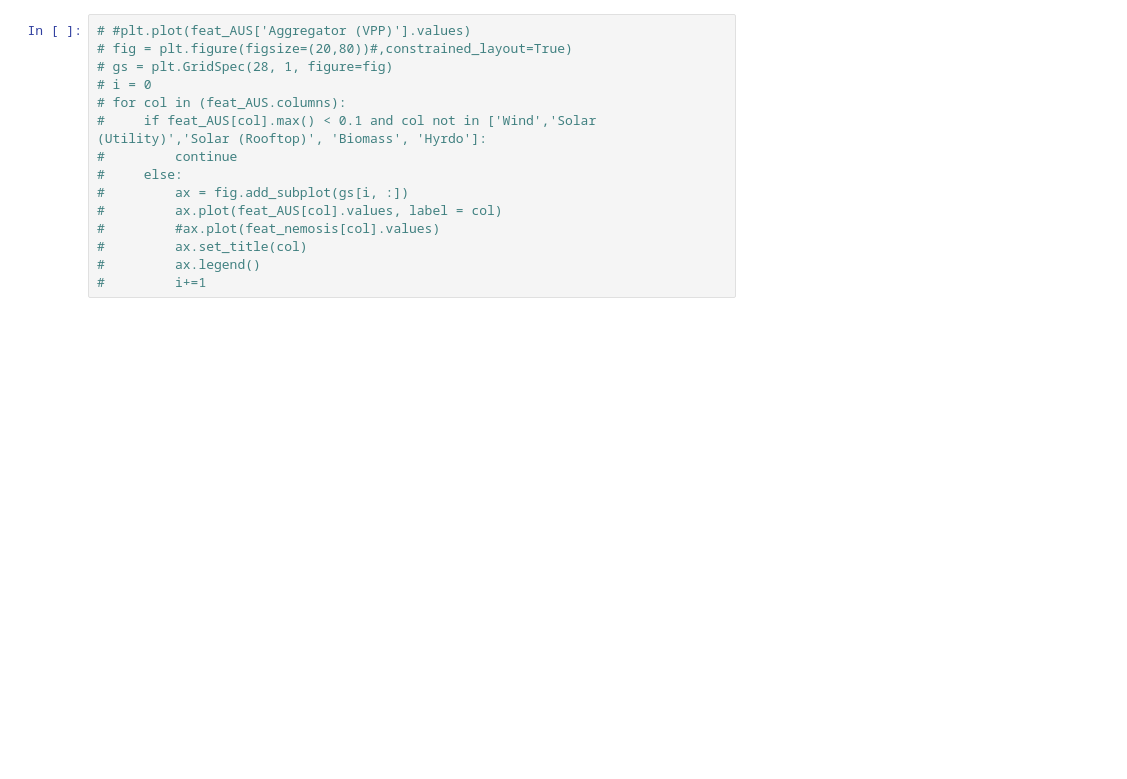
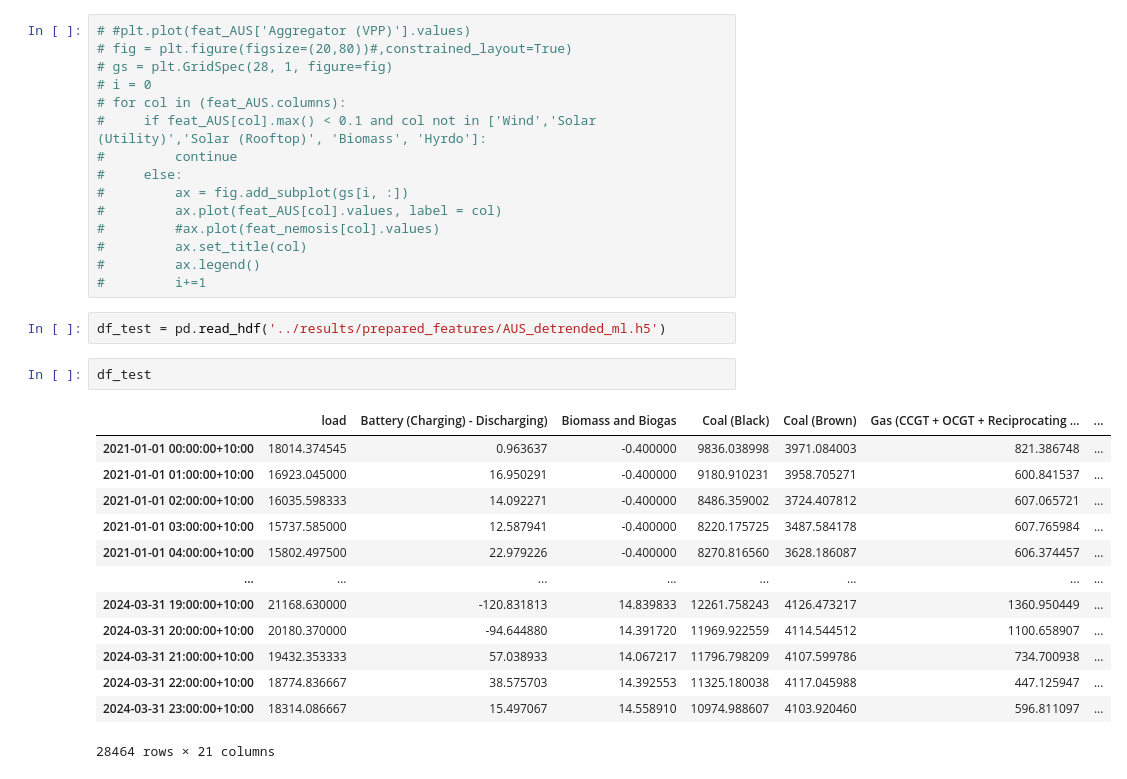
Before and after one commit to ulrich-oberhofer/Bachelor-s-Thesis, a Jupyter notebook: scripts/test_australian_data.ipynb, the cells around one changed output. Drawn from its saved outputs; the diff is of its cells as text; blank space fills up the shorter version.

Commit message:
Test AUS

```diff
--- a/scripts/test_australian_data.ipynb
+++ b/scripts/test_australian_data.ipynb
@@ -362,3 +362,21 @@ feature_data_AUS
 #         ax.set_title(col)
 #         ax.legend()
 #         i+=1
+# %%
+df_test = pd.read_hdf('../results/prepared_features/AUS_detrended_ml.h5')
+# %%
+df_test
+# %% [output]
+|  | load | Battery (Charging) - Discharging) | Biomass and Biogas | Coal (Black) | Coal (Brown) | Gas (CCGT + OCGT + Reciprocating ... | ... |
+| 2021-01-01 00:00:00+10:00 | 18014.374545 | 0.963637 | -0.400000 | 9836.038998 | 3971.084003 | 821.386748 | ... |
+| 2021-01-01 01:00:00+10:00 | 16923.045000 | 16.950291 | -0.400000 | 9180.910231 | 3958.705271 | 600.841537 | ... |
+| 2021-01-01 02:00:00+10:00 | 16035.598333 | 14.092271 | -0.400000 | 8486.359002 | 3724.407812 | 607.065721 | ... |
+| 2021-01-01 03:00:00+10:00 | 15737.585000 | 12.587941 | -0.400000 | 8220.175725 | 3487.584178 | 607.765984 | ... |
+| 2021-01-01 04:00:00+10:00 | 15802.497500 | 22.979226 | -0.400000 | 8270.816560 | 3628.186087 | 606.374457 | ... |
+| ... | ... | ... | ... | ... | ... | ... | ... |
+| 2024-03-31 19:00:00+10:00 | 21168.630000 | -120.831813 | 14.839833 | 12261.758243 | 4126.473217 | 1360.950449 | ... |
+| 2024-03-31 20:00:00+10:00 | 20180.370000 | -94.644880 | 14.391720 | 11969.922559 | 4114.544512 | 1100.658907 | ... |
+| 2024-03-31 21:00:00+10:00 | 19432.353333 | 57.038933 | 14.067217 | 11796.798209 | 4107.599786 | 734.700938 | ... |
+| 2024-03-31 22:00:00+10:00 | 18774.836667 | 38.575703 | 14.392553 | 11325.180038 | 4117.045988 | 447.125947 | ... |
+| 2024-03-31 23:00:00+10:00 | 18314.086667 | 15.497067 | 14.558910 | 10974.988607 | 4103.920460 | 596.811097 | ... |
+28464 rows × 21 columns
```
